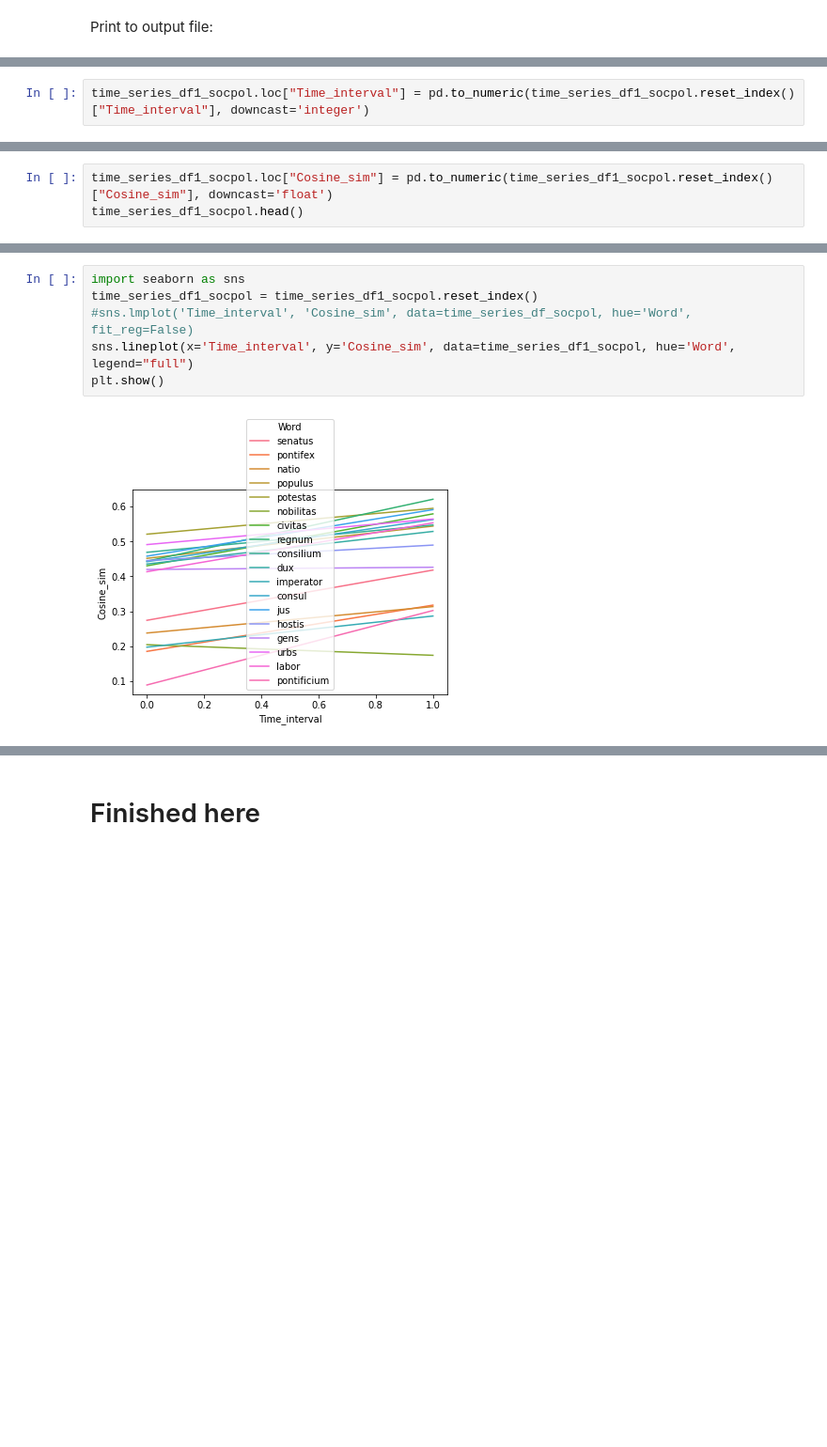
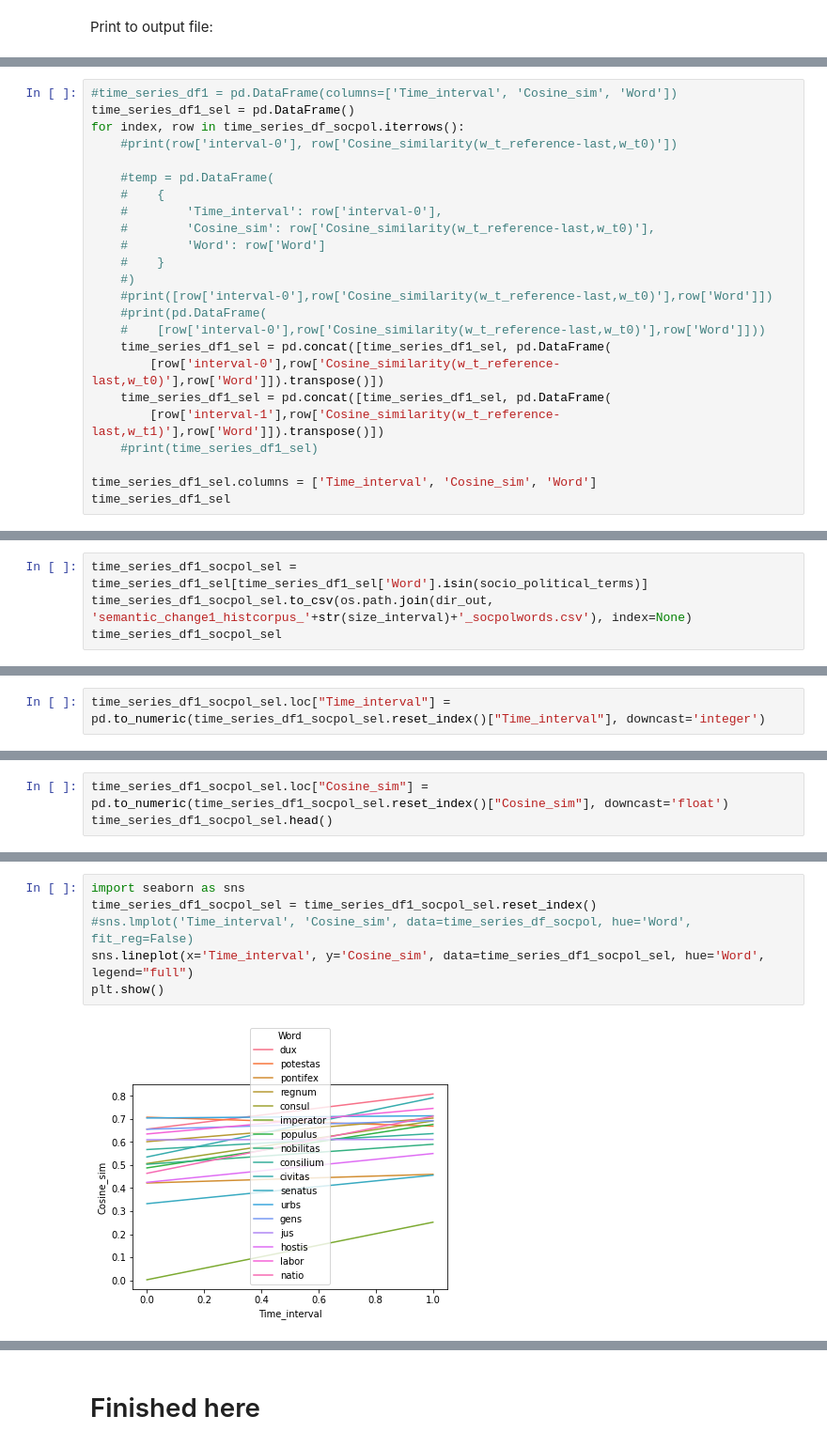
Before and after one commit to BarbaraMcG/latinise, a Jupyter notebook: lvlt22/lvlt22_count-aligned.ipynb, the cells around one changed output, grey strips where cells are left out. Shown at 94% size. Saved outputs shown, nothing was run; the diff lists cells and outputs as text; blank space fills up the shorter version.

```diff
--- a/lvlt22/lvlt22_count-aligned.ipynb
+++ b/lvlt22/lvlt22_count-aligned.ipynb
@@ -1172,0 +1278,24 @@ time_series_df_socpol.head()
+# %%
+#time_series_df1 = pd.DataFrame(columns=['Time_interval', 'Cosine_sim', 'Word'])
+time_series_df1_sel = pd.DataFrame()
+for index, row in time_series_df_socpol.iterrows():
+    #print(row['interval-0'], row['Cosine_similarity(w_t_reference-last,w_t0)'])
+
+    #temp = pd.DataFrame(
+    #    {
+    #        'Time_interval': row['interval-0'],
+    #        'Cosine_sim': row['Cosine_similarity(w_t_reference-last,w_t0)'],
+    #        'Word': row['Word']
+    #    }
+    #)
+    #print([row['interval-0'],row['Cosine_similarity(w_t_reference-last,w_t0)'],row['Word']])
+    #print(pd.DataFrame(
+    #    [row['interval-0'],row['Cosine_similarity(w_t_reference-last,w_t0)'],row['Word']]))
+    time_series_df1_sel = pd.concat([time_series_df1_sel, pd.DataFrame(
+        [row['interval-0'],row['Cosine_similarity(w_t_reference-last,w_t0)'],row['Word']]).transpose()])
+    time_series_df1_sel = pd.concat([time_series_df1_sel, pd.DataFrame(
+        [row['interval-1'],row['Cosine_similarity(w_t_reference-last,w_t1)'],row['Word']]).transpose()])
+    #print(time_series_df1_sel)
+
+time_series_df1_sel.columns = ['Time_interval', 'Cosine_sim', 'Word']
+time_series_df1_sel
@@ -1172,0 +1342,4 @@ time_series_df_socpol.head()
+# %%
+time_series_df1_socpol_sel = time_series_df1_sel[time_series_df1_sel['Word'].isin(socio_political_terms)]
+time_series_df1_socpol_sel.to_csv(os.path.join(dir_out, 'semantic_change1_histcorpus_'+str(size_interval)+'_socpolwords.csv'), index=None)
+time_series_df1_socpol_sel
@@ -1180,4 +1370,4 @@ Word              object
 dtype: object
 # %%
-time_series_df1_socpol.loc["Time_interval"] = pd.to_numeric(time_series_df1_socpol.reset_index()["Time_interval"], downcast='integer')
+time_series_df1_socpol_sel.loc["Time_interval"] = pd.to_numeric(time_series_df1_socpol_sel.reset_index()["Time_interval"], downcast='integer')
 # %%
@@ -1192,4 +1382,4 @@ time_series_df1_socpol.head()
 # %%
-time_series_df1_socpol.loc["Cosine_sim"] = pd.to_numeric(time_series_df1_socpol.reset_index()["Cosine_sim"], downcast='float')
-time_series_df1_socpol.head()
+time_series_df1_socpol_sel.loc["Cosine_sim"] = pd.to_numeric(time_series_df1_socpol_sel.reset_index()["Cosine_sim"], downcast='float')
+time_series_df1_socpol_sel.head()
 # %% [output]
@@ -1210,8 +1400,8 @@ plt.show()
 # %%
 import seaborn as sns
-time_series_df1_socpol = time_series_df1_socpol.reset_index()
+time_series_df1_socpol_sel = time_series_df1_socpol_sel.reset_index()
 #sns.lmplot('Time_interval', 'Cosine_sim', data=time_series_df_socpol, hue='Word', fit_reg=False)
-sns.lineplot(x='Time_interval', y='Cosine_sim', data=time_series_df1_socpol, hue='Word', legend="full")
+sns.lineplot(x='Time_interval', y='Cosine_sim', data=time_series_df1_socpol_sel, hue='Word', legend="full")
 plt.show()
 # %% [output]
-[figure, old version]
+[figure, new version]
```
Also changed, not shown: parts of 95 cells of this notebook.
